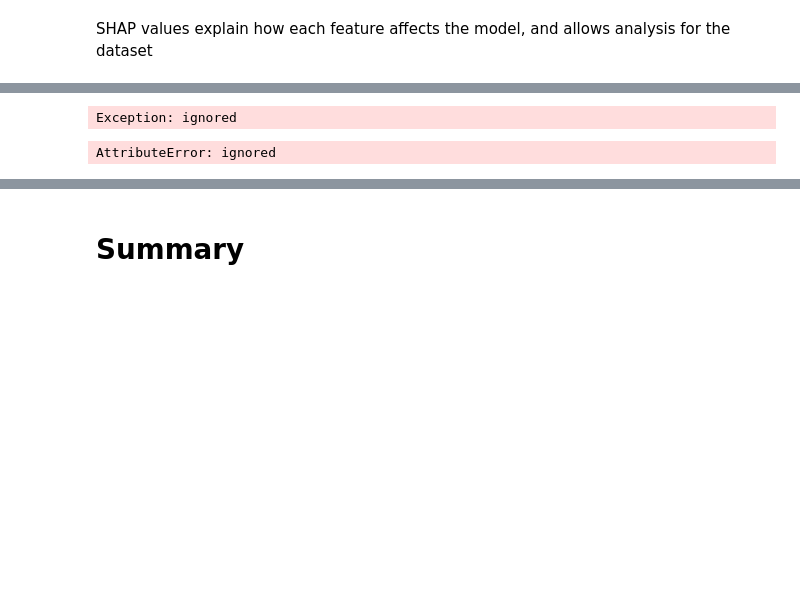
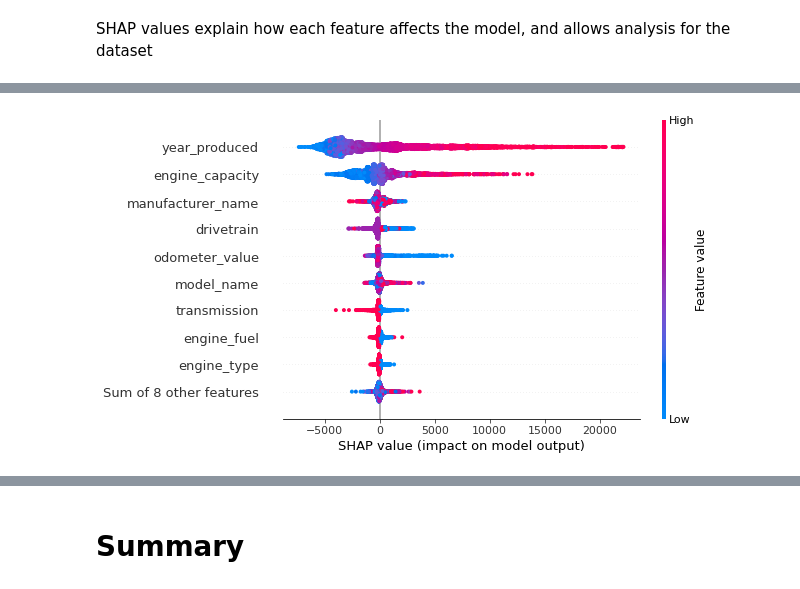
Before and after one commit to GavrielM55555/Data-science-project, a Jupyter notebook: Used_car_price_prediction2.ipynb, the cells around one changed output, grey strips where cells are left out. Drawn from its saved outputs; the diff is of its cells as text; code cells hidden in the pictures; blank space fills up the shorter version.

```diff
--- a/Used_car_price_prediction2.ipynb
+++ b/Used_car_price_prediction2.ipynb
@@ -1128,9 +1112,5 @@ shap.plots.waterfall(exp[3])
 # %%
 # visualize the first prediction's explanation
-shap.plots.waterfall(shap_values[0])
+shap.plots.beeswarm(shap_values)
 # %% [output]
-Exception: ignored
+[figure, added]
-# %%
-shap.waterfall_plot(shap_values.values, shap_values.base_values[0][0], shap_values.data)
-# %% [output]
-AttributeError: ignored
```
Also changed, not shown: parts of 34 cells of this notebook.
